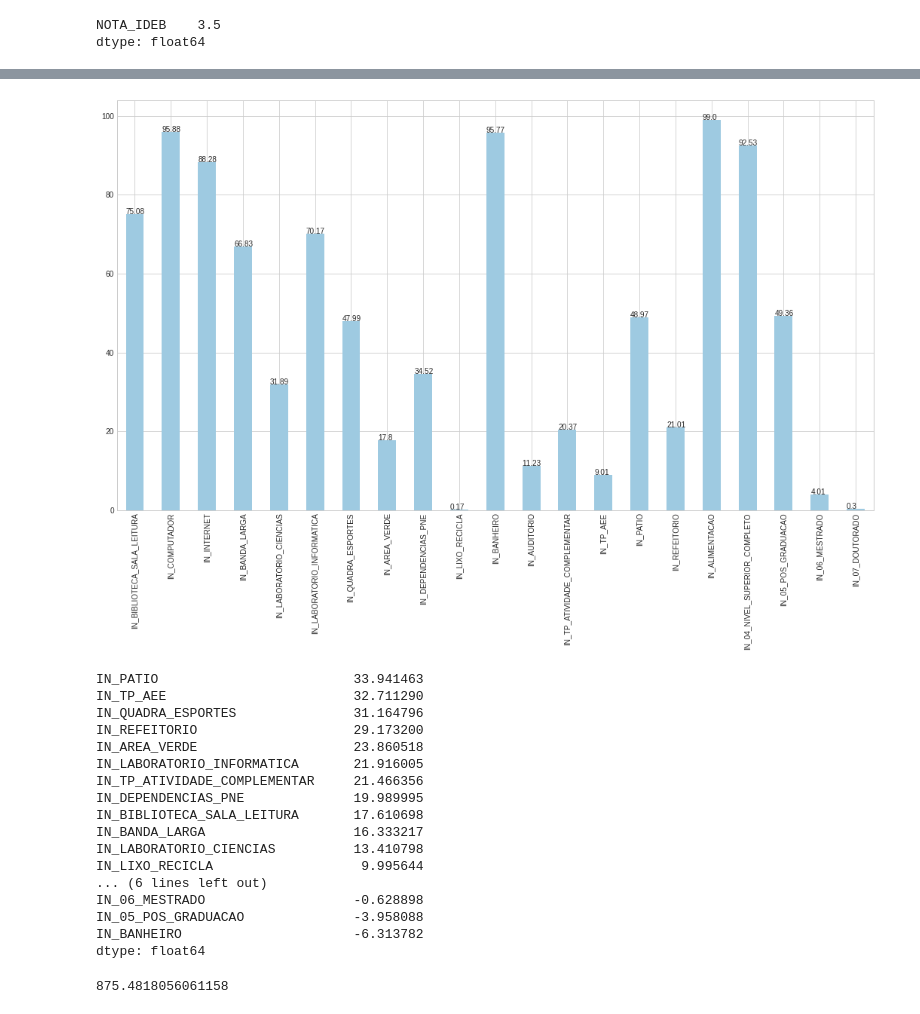
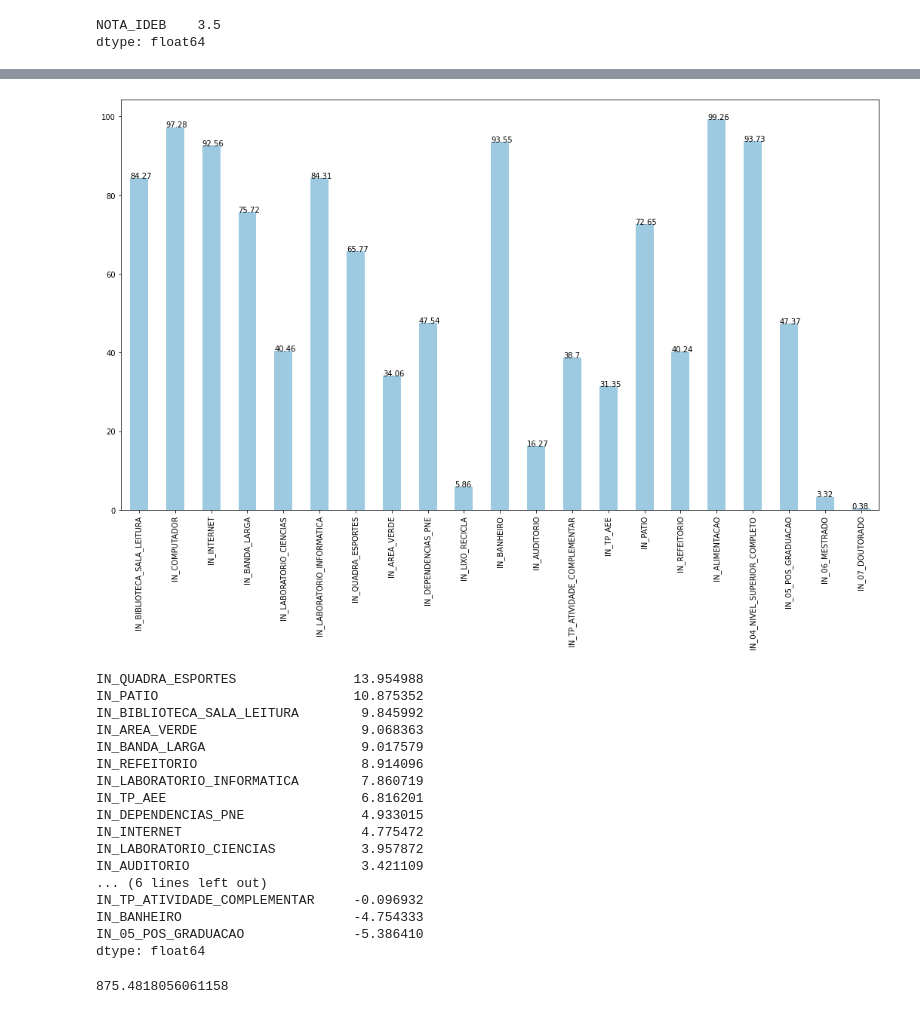
Before and after one commit to matteushc/tcc, a Jupyter notebook: 07-juncao_dados.ipynb, the cells around one changed output, grey strips where cells are left out. Saved outputs shown, nothing was run; the diff lists cells and outputs as text; code cells hidden in the pictures.

```diff
--- a/07-juncao_dados.ipynb
+++ b/07-juncao_dados.ipynb
@@ -544,0 +526,7 @@ dtype: float64
+# %%
+vl_receita = final[['VL_RECEITA_CID']][final['NOTA_IDEB'] > 4].mean()
+
+ax = vl_receita.plot(kind='bar', figsize=(18,10))
+
+for p in ax.patches:
+    ax.annotate(str(round(p.get_height(),2)), (p.get_x(), p.get_height()))
@@ -544,0 +535,7 @@ dtype: float64
+# %%
+vl_receita = final[['VL_RECEITA_CID']][final['NOTA_IDEB'] <= 4].mean()
+
+ax = vl_receita.plot(kind='bar', figsize=(18,10))
+
+for p in ax.patches:
+    ax.annotate(str(round(p.get_height(),2)), (p.get_x(), p.get_height()))
@@ -581,55 +580,55 @@ ideb_menor = final[
                     [
                     'IN_BIBLIOTECA_SALA_LEITURA',
                     'IN_COMPUTADOR',
                     'IN_INTERNET',
                     'IN_BANDA_LARGA',
                     'IN_LABORATORIO_CIENCIAS',
                     'IN_LABORATORIO_INFORMATICA',
                     'IN_QUADRA_ESPORTES',
                     'IN_AREA_VERDE',
                     'IN_DEPENDENCIAS_PNE',
                     'IN_LIXO_RECICLA',
                     'IN_BANHEIRO',
                     'IN_AUDITORIO',
                     'IN_TP_ATIVIDADE_COMPLEMENTAR',
                     'IN_TP_AEE',
                     'IN_PATIO',
                     'IN_REFEITORIO',
                     'IN_ALIMENTACAO',
                     'IN_04_NIVEL_SUPERIOR_COMPLETO',
                     'IN_05_POS_GRADUACAO',
                     'IN_06_MESTRADO',
                     'IN_07_DOUTORADO'
                     ]
                 ] \
-        [final['NOTA_IDEB'] < 3].mean()
+        [final['NOTA_IDEB'] <= 4].mean()
 
 ax = ideb_menor.plot(kind='bar', figsize=(18,10), color='#9ecae1')
 
 for p in ax.patches:
     ax.annotate(str(round(p.get_height(),2)), (p.get_x(), p.get_height()))
 # %% [output]
-[figure, old version]
+[figure, new version]
 # %%
 result = ideb_maior.subtract(ideb_menor)
 result.sort_values(ascending=False)
 # %% [output]
-IN_PATIO                         33.941463
-IN_TP_AEE                        32.711290
-IN_QUADRA_ESPORTES               31.164796
-IN_REFEITORIO                    29.173200
-IN_AREA_VERDE                    23.860518
-IN_LABORATORIO_INFORMATICA       21.916005
-IN_TP_ATIVIDADE_COMPLEMENTAR     21.466356
-IN_DEPENDENCIAS_PNE              19.989995
-IN_BIBLIOTECA_SALA_LEITURA       17.610698
-IN_BANDA_LARGA                   16.333217
-IN_LABORATORIO_CIENCIAS          13.410798
-IN_LIXO_RECICLA                   9.995644
+IN_QUADRA_ESPORTES               13.954988
+IN_PATIO                         10.875352
+IN_BIBLIOTECA_SALA_LEITURA        9.845992
+IN_AREA_VERDE                     9.068363
+IN_BANDA_LARGA                    9.017579
+IN_REFEITORIO                     8.914096
+IN_LABORATORIO_INFORMATICA        7.860719
+IN_TP_AEE                         6.816201
+IN_DEPENDENCIAS_PNE               4.933015
+IN_INTERNET                       4.775472
+IN_LABORATORIO_CIENCIAS           3.957872
+IN_AUDITORIO                      3.421109
 ... (6 lines left out)
-IN_06_MESTRADO                   -0.628898
-IN_05_POS_GRADUACAO              -3.958088
-IN_BANHEIRO                      -6.313782
+IN_TP_ATIVIDADE_COMPLEMENTAR     -0.096932
+IN_BANHEIRO                      -4.754333
+IN_05_POS_GRADUACAO              -5.386410
 dtype: float64
 # %%
 melhor_ideb_invest_cid = final['VL_DESPESA_PAG_ED_CID'][final['NOTA_IDEB'] > 4].mean()
```
Also changed, not shown: parts of 10 cells of this notebook, 2 other files.
